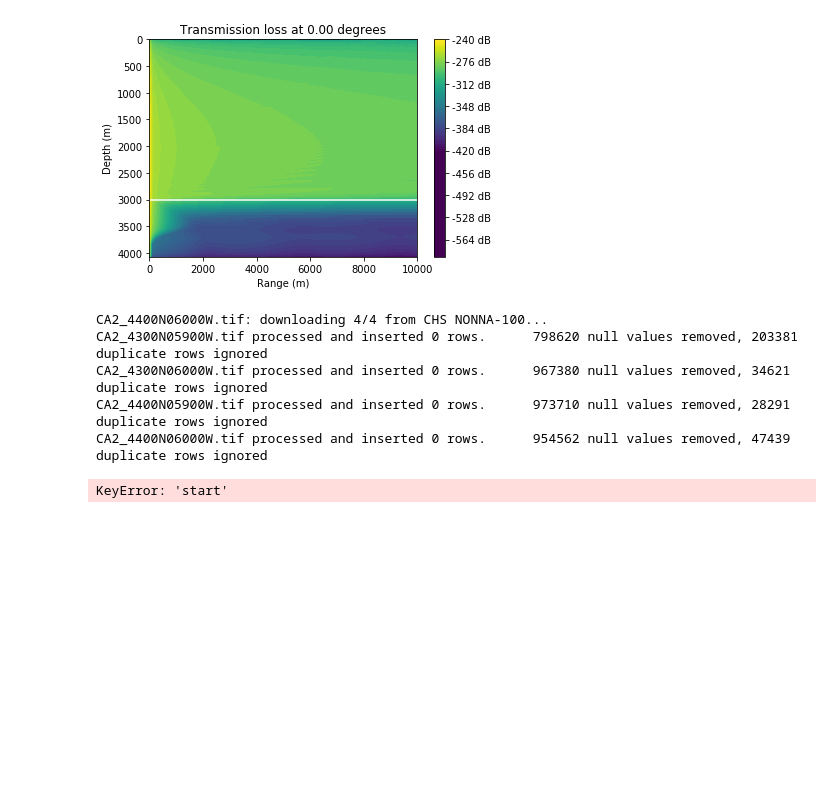
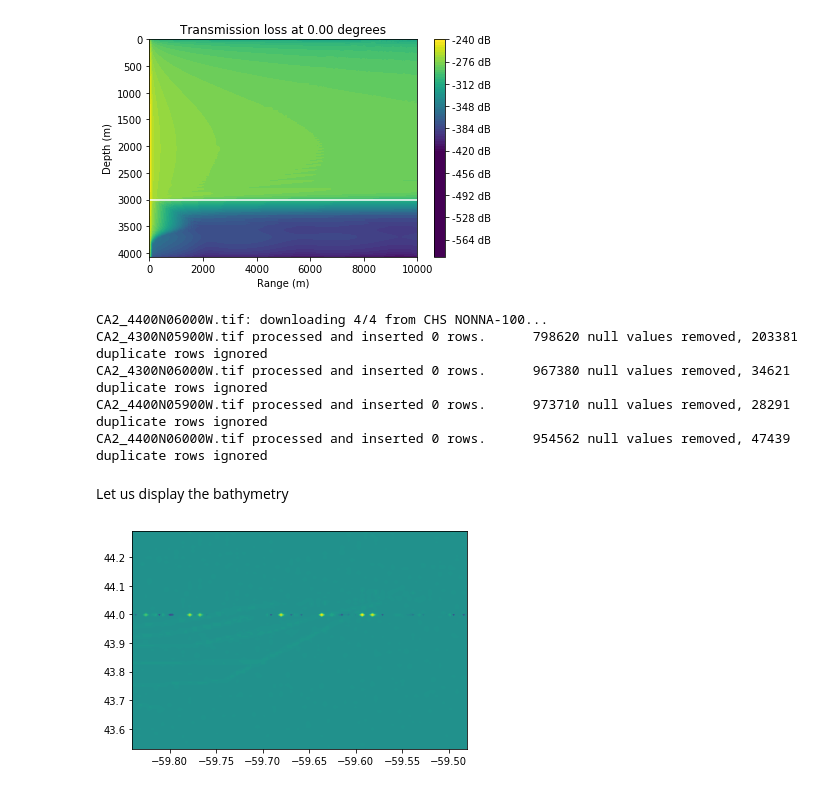
Before and after one commit to cxzhangqi/kadlu, a Jupyter notebook: playroom/transmission_loss.ipynb, the cells around one changed output. Drawn from its saved outputs; the diff is of its cells as text; code cells hidden in the pictures; blank space fills up the shorter version.

```diff
--- a/playroom/transmission_loss.ipynb
+++ b/playroom/transmission_loss.ipynb
@@ -31,13 +31,26 @@ fig = tl.plot_vertical(show_bathy=True)
 # %% [output]
 [figure]
 # %%
-o = Ocean(default=False, fetch=True, load_bathymetry='chs', load_temp='hycom', load_salinity='hycom',
-          south=43.53, north=44.29, west=-59.84, east=-58.48,
-          start=datetime(2017, 1, 1), start=datetime(2017, 1, 1, 1))
+from datetime import datetime
+
+o = Ocean(default=False, fetch=True, load_bathymetry='chs',
+          south=43.53, north=44.29, west=-59.84, east=-58.48)
 # %% [output]
 CA2_4400N06000W.tif: downloading 4/4 from CHS NONNA-100...
 CA2_4300N05900W.tif processed and inserted 0 rows.      798620 null values removed, 203381 duplicate rows ignored
 CA2_4300N06000W.tif processed and inserted 0 rows.      967380 null values removed, 34621 duplicate rows ignored
 CA2_4400N05900W.tif processed and inserted 0 rows.      973710 null values removed, 28291 duplicate rows ignored
 CA2_4400N06000W.tif processed and inserted 0 rows.      954562 null values removed, 47439 duplicate rows ignored
-KeyError: 'start'
+# %% [markdown]
+Let us display the bathymetry
+# %%
+import numpy as np
+
+lat = np.linspace(43.53, 44.29, 100)
+lon = np.linspace(-59.84, -59.48, 100)
+bathy = o.bathy(lat=lat, lon=lon, grid=True)
+
+fig = plt.contourf(lon, lat, bathy, 100)
+plt.show()
+# %% [output]
+[figure, added]
```
Also changed, not shown: parts of 2 cells of this notebook, 3 other files.
